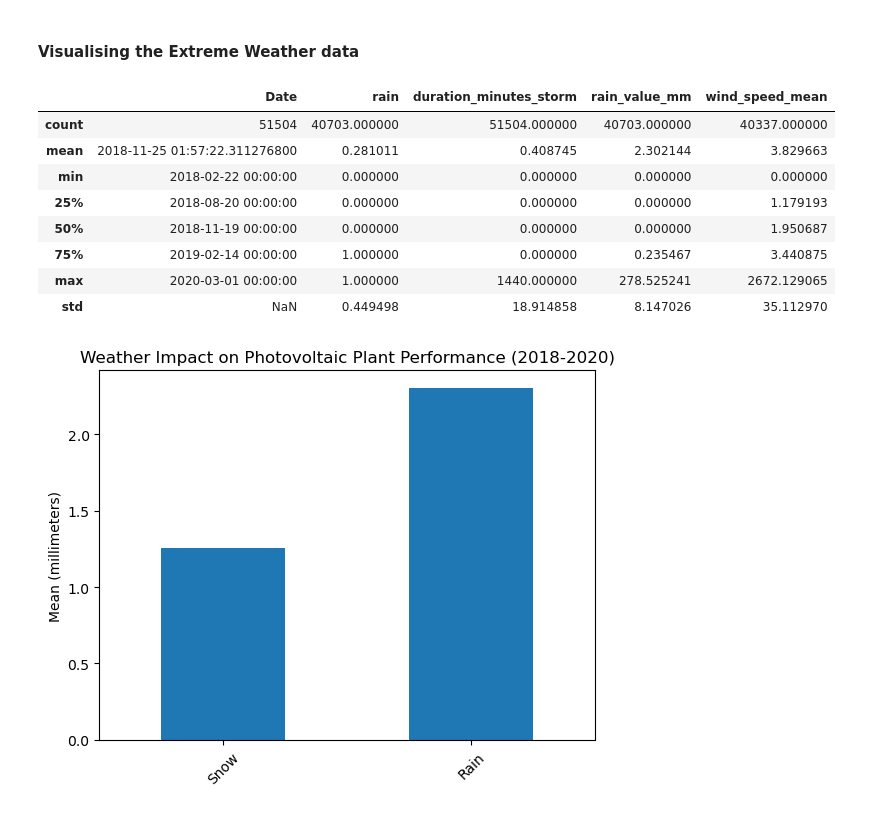
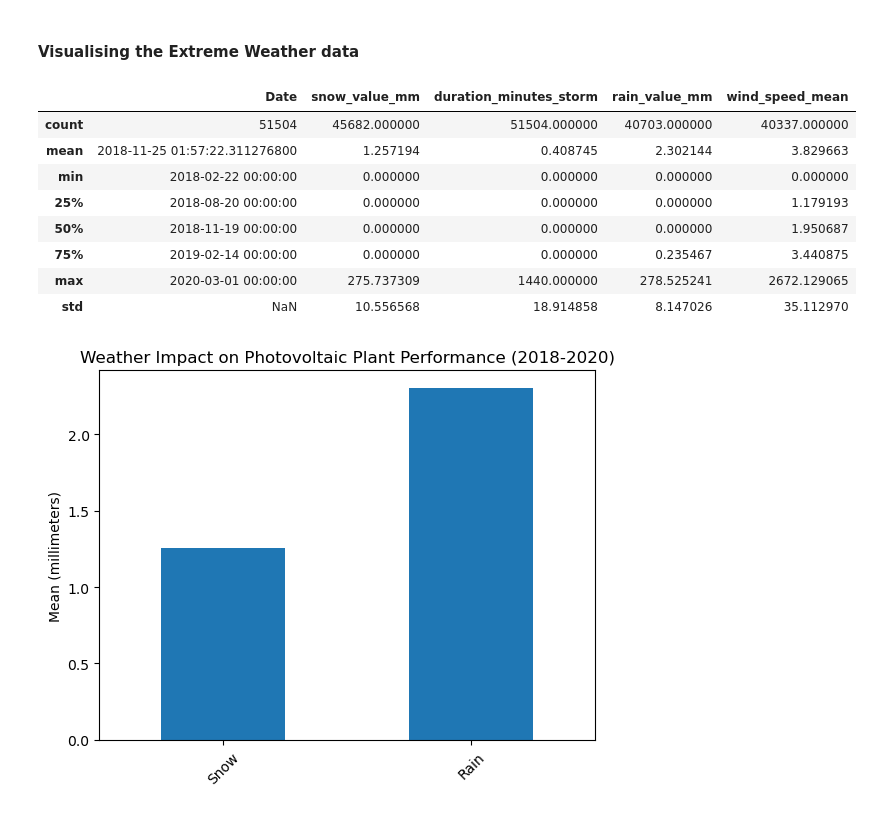
Before and after one commit to mcarbajal2/IFI8420-Assignments, a Jupyter notebook: Final Project/final_project.ipynb, the cells around one changed output. Saved outputs shown, nothing was run; the diff lists cells and outputs as text; code cells hidden in the pictures.

```diff
--- a/Final Project/final_project.ipynb
+++ b/Final Project/final_project.ipynb
@@ -327,17 +327,17 @@ dtype: int64
 import matplotlib.pyplot as plt
 import seaborn as sns
 # %%
-df_data[['Date', 'rain', 'duration_minutes_storm', 'rain_value_mm', 'wind_speed_mean']].describe()
+df_data[['Date', 'snow_value_mm', 'duration_minutes_storm', 'rain_value_mm', 'wind_speed_mean']].describe()
 # %% [output]
-|  | Date | rain | duration_minutes_storm | rain_value_mm | wind_speed_mean |
-| count | 51504 | 40703.000000 | 51504.000000 | 40703.000000 | 40337.000000 |
-| mean | 2018-11-25 01:57:22.311276800 | 0.281011 | 0.408745 | 2.302144 | 3.829663 |
+|  | Date | snow_value_mm | duration_minutes_storm | rain_value_mm | wind_speed_mean |
+| count | 51504 | 45682.000000 | 51504.000000 | 40703.000000 | 40337.000000 |
+| mean | 2018-11-25 01:57:22.311276800 | 1.257194 | 0.408745 | 2.302144 | 3.829663 |
 | min | 2018-02-22 00:00:00 | 0.000000 | 0.000000 | 0.000000 | 0.000000 |
 | 25% | 2018-08-20 00:00:00 | 0.000000 | 0.000000 | 0.000000 | 1.179193 |
 | 50% | 2018-11-19 00:00:00 | 0.000000 | 0.000000 | 0.000000 | 1.950687 |
-| 75% | 2019-02-14 00:00:00 | 1.000000 | 0.000000 | 0.235467 | 3.440875 |
-| max | 2020-03-01 00:00:00 | 1.000000 | 1440.000000 | 278.525241 | 2672.129065 |
-| std | NaN | 0.449498 | 18.914858 | 8.147026 | 35.112970 |
+| 75% | 2019-02-14 00:00:00 | 0.000000 | 0.000000 | 0.235467 | 3.440875 |
+| max | 2020-03-01 00:00:00 | 275.737309 | 1440.000000 | 278.525241 | 2672.129065 |
+| std | NaN | 10.556568 | 18.914858 | 8.147026 | 35.112970 |
 # %%
 ax =(df_data[['snow_value_mm', 'rain_value_mm']].mean().plot(kind='bar', title='Weather Impact on Photovoltaic Plant Performance (2018-2020)', ylabel='Mean (millimeters)', rot=45))
 ax.set_xticklabels(['Snow', 'Rain'])
```
Also changed, not shown: parts of 8 cells of this notebook.
